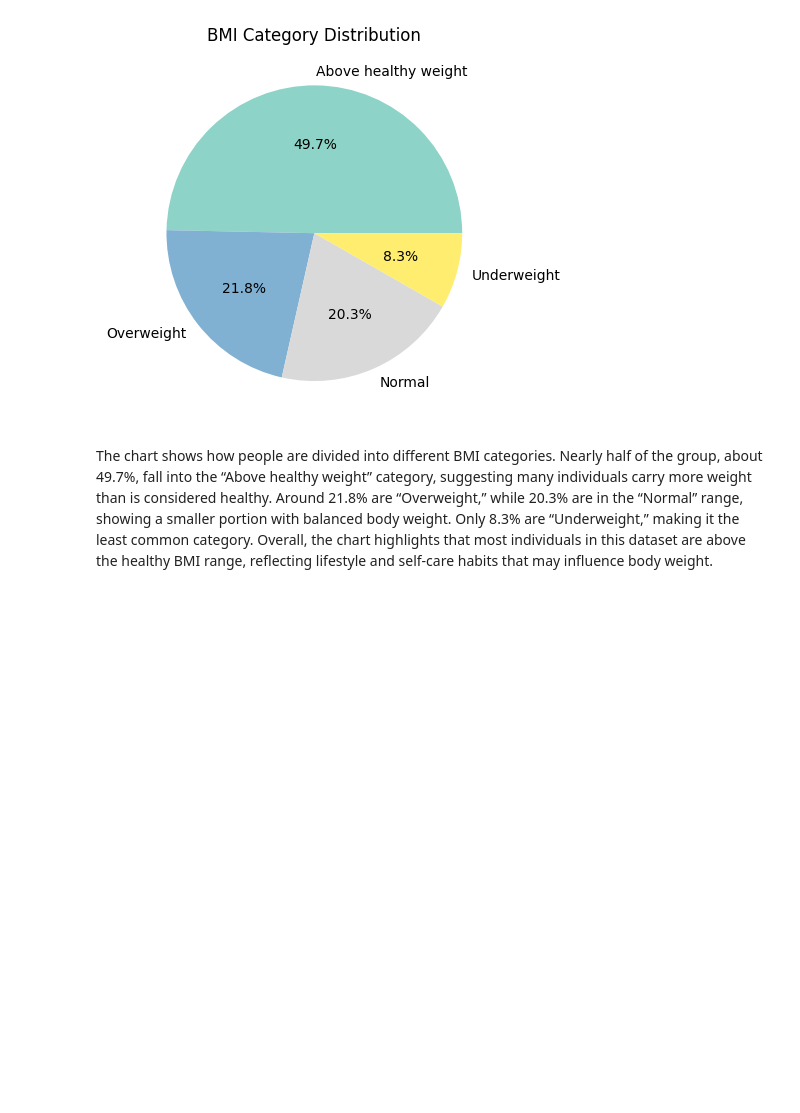
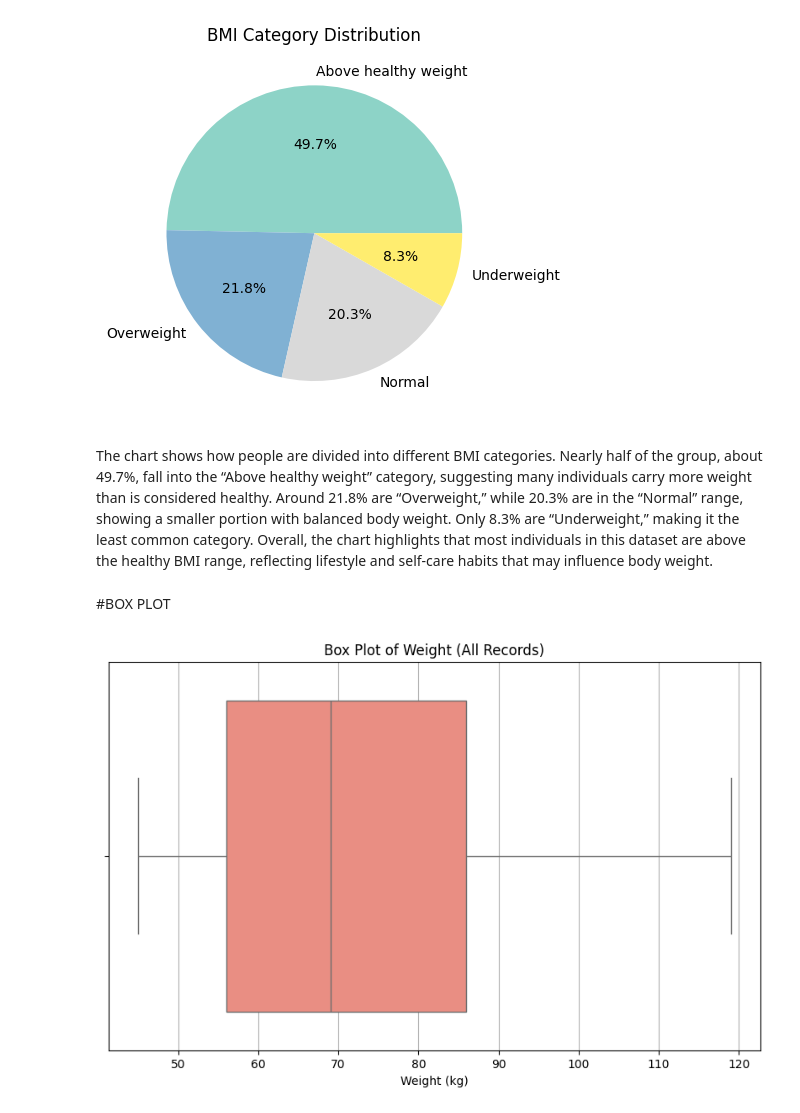
Before and after one commit to Dr-bijay-neupane/code-repository, a Jupyter notebook: fundamental of datascience/Assignment.ipynb, the cells around one changed output. Drawn from its saved outputs; the diff is of its cells as text; code cells hidden in the pictures; blank space fills up the shorter version.

```diff
--- a/fundamental of datascience/Assignment.ipynb
+++ b/fundamental of datascience/Assignment.ipynb
@@ -88,3 +88,17 @@ plt.show()
 [figure]
 # %% [markdown]
 The chart shows how people are divided into different BMI categories. Nearly half of the group, about 49.7%, fall into the “Above healthy weight” category, suggesting many individuals carry more weight than is considered healthy. Around 21.8% are “Overweight,” while 20.3% are in the “Normal” range, showing a smaller portion with balanced body weight. Only 8.3% are “Underweight,” making it the least common category. Overall, the chart highlights that most individuals in this dataset are above the healthy BMI range, reflecting lifestyle and self-care habits that may influence body weight.
+# %% [markdown]
+#BOX PLOT
+# %%
+
+# Create the horizontal boxplot for all weight data
+plt.figure(figsize=(10,6))
+sns.boxplot(x=df["weightKg"], color="salmon")
+
+plt.title("Box Plot of Weight (All Records)")
+plt.xlabel("Weight (kg)")
+plt.grid(axis="x")
+plt.show()
+# %% [output]
+[figure, added]
```
Also changed, not shown: parts of 8 cells of this notebook.
